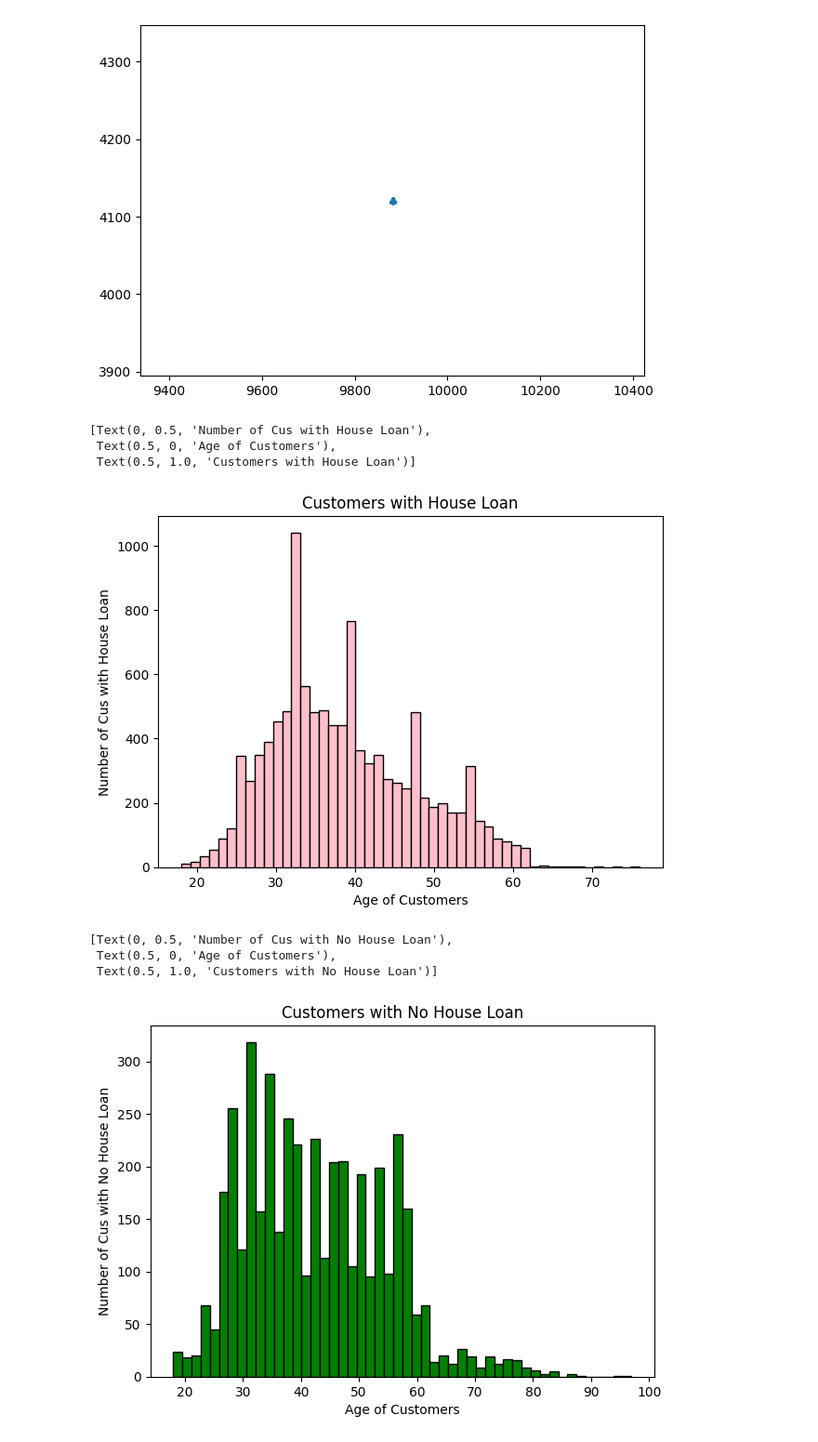
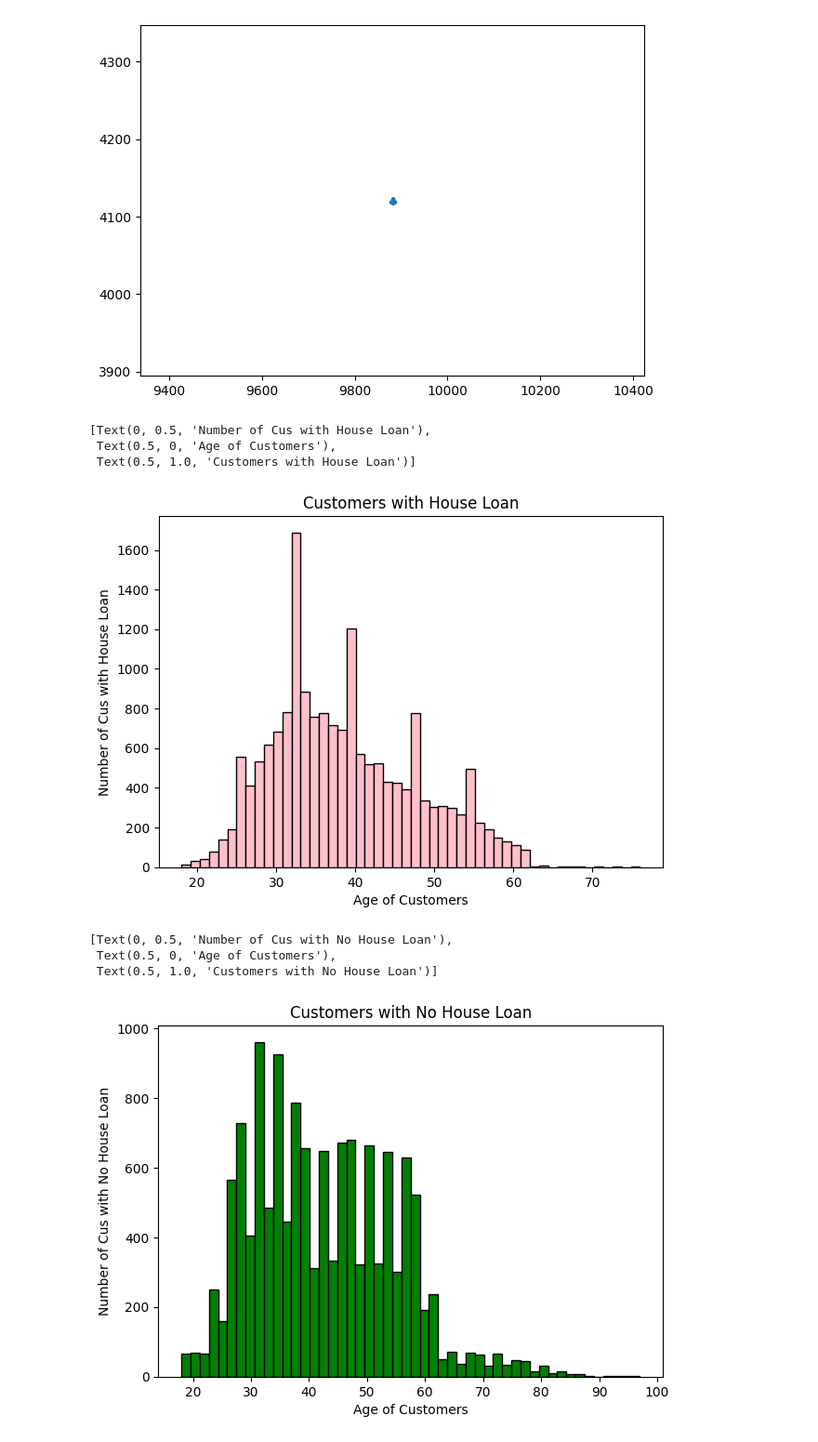
Before and after one commit to nilab02/FinalProjectPython, a Jupyter notebook: 05182022.ipynb, the cells around one changed output. Shown at 93% size. Saved outputs shown, nothing was run; the diff lists cells and outputs as text; code cells hidden in the pictures.

```diff
--- a/05182022.ipynb
+++ b/05182022.ipynb
@@ -309,7 +309,7 @@ plt.show()
 # %%
 %matplotlib inline
 plt.rcParams.update({'figure.figsize':(7,5), 'figure.dpi':100})
-customer_houseyes = ndata[ndata['own_house'] == 'yes']['customer_age'].loc[:20000]
+customer_houseyes = ndata[ndata['own_house'] == 'yes']['customer_age']
 
 # Plot Histogram on x
 plt.hist(customer_houseyes, bins=50, facecolor='pink', edgecolor='black')
@@ -318,15 +318,15 @@ plt.gca().set(title='Customers with House Loan', ylabel='Number of Cus with Hous
 [Text(0, 0.5, 'Number of Cus with House Loan'),
  Text(0.5, 0, 'Age of Customers'),
  Text(0.5, 1.0, 'Customers with House Loan')]
-[figure, old version]
+[figure, new version]
 # %%
 %matplotlib inline
 plt.rcParams.update({'figure.figsize':(7,5), 'figure.dpi':100})
-customer_houseno = ndata[ndata['own_house'] == 'no']['customer_age'].loc[:10000]
+customer_houseno = ndata[ndata['own_house'] == 'no']['customer_age']
 plt.hist(customer_houseno, bins=50, facecolor='green', edgecolor='black')
 plt.gca().set(title='Customers with No House Loan', ylabel='Number of Cus with No House Loan', xlabel='Age of Customers')
 # %% [output]
 [Text(0, 0.5, 'Number of Cus with No House Loan'),
  Text(0.5, 0, 'Age of Customers'),
  Text(0.5, 1.0, 'Customers with No House Loan')]
-[figure, old version]
+[figure, new version]
```
